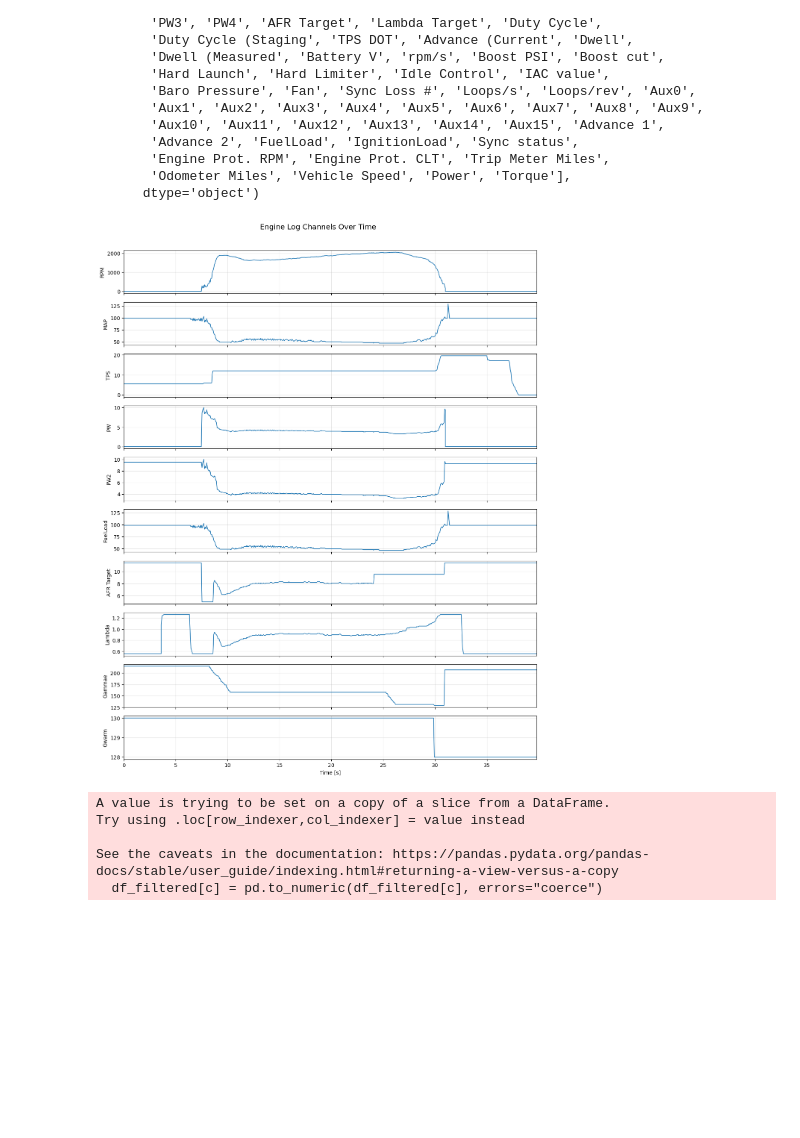
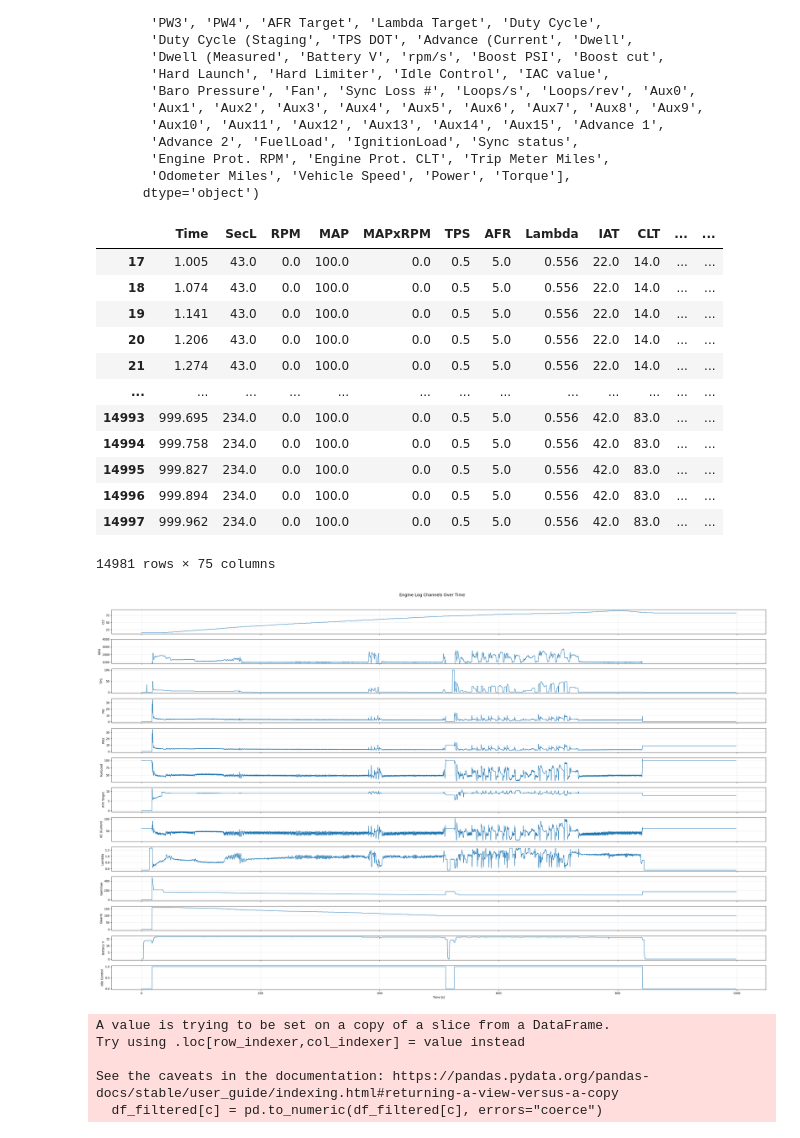
Before and after one commit to Schwarzam/tokyodrift, a Jupyter notebook: dev gustavo.ipynb, the cells around one changed output. Saved outputs shown, nothing was run; the diff lists cells and outputs as text; code cells hidden in the pictures; blank space fills up the shorter version.

```diff
--- a/dev gustavo.ipynb
+++ b/dev gustavo.ipynb
@@ -5,13 +5,15 @@
 from helpers.log_helper import open_log
 import pandas as pd
 # %%
-df = open_log("golquadrado/logs/pegou30s.msl")
+df = open_log("golquadrado/logs/teste_novo.msl")
 # %%
 #df_filtered = df[238:513]
 # %%
 #df_filtered.to_csv("golquadrado/data/pegou_morreu_filtered.csv", index=False)  # Save the filtered dataframe to a new file
 # %%
-df_filtered = df[df['Time'] >= 225]
+#df_filtered = df[(df['Time'] >= 270) & (df["Time"] <= 330)]
+
+df_filtered = df[(df['Time'] >= 1) & (df["Time"] <= 1000)]
 # %%
 df.columns
 # %% [output]
@@ -29,6 +31,22 @@ Index(['Time', 'SecL', 'RPM', 'MAP', 'MAPxRPM', 'TPS', 'AFR', 'Lambda', 'IAT',
        'Engine Prot. RPM', 'Engine Prot. CLT', 'Trip Meter Miles',
        'Odometer Miles', 'Vehicle Speed', 'Power', 'Torque'],
       dtype='object')
+# %%
+df_filtered
+# %% [output]
+|  | Time | SecL | RPM | MAP | MAPxRPM | TPS | AFR | Lambda | IAT | CLT | ... | ... |
+| 17 | 1.005 | 43.0 | 0.0 | 100.0 | 0.0 | 0.5 | 5.0 | 0.556 | 22.0 | 14.0 | ... | ... |
+| 18 | 1.074 | 43.0 | 0.0 | 100.0 | 0.0 | 0.5 | 5.0 | 0.556 | 22.0 | 14.0 | ... | ... |
+| 19 | 1.141 | 43.0 | 0.0 | 100.0 | 0.0 | 0.5 | 5.0 | 0.556 | 22.0 | 14.0 | ... | ... |
+| 20 | 1.206 | 43.0 | 0.0 | 100.0 | 0.0 | 0.5 | 5.0 | 0.556 | 22.0 | 14.0 | ... | ... |
+| 21 | 1.274 | 43.0 | 0.0 | 100.0 | 0.0 | 0.5 | 5.0 | 0.556 | 22.0 | 14.0 | ... | ... |
+| ... | ... | ... | ... | ... | ... | ... | ... | ... | ... | ... | ... | ... |
+| 14993 | 999.695 | 234.0 | 0.0 | 100.0 | 0.0 | 0.5 | 5.0 | 0.556 | 42.0 | 83.0 | ... | ... |
+| 14994 | 999.758 | 234.0 | 0.0 | 100.0 | 0.0 | 0.5 | 5.0 | 0.556 | 42.0 | 83.0 | ... | ... |
+| 14995 | 999.827 | 234.0 | 0.0 | 100.0 | 0.0 | 0.5 | 5.0 | 0.556 | 42.0 | 83.0 | ... | ... |
+| 14996 | 999.894 | 234.0 | 0.0 | 100.0 | 0.0 | 0.5 | 5.0 | 0.556 | 42.0 | 83.0 | ... | ... |
+| 14997 | 999.962 | 234.0 | 0.0 | 100.0 | 0.0 | 0.5 | 5.0 | 0.556 | 42.0 | 83.0 | ... | ... |
+14981 rows × 75 columns
 # %%
 import pandas as pd
 import matplotlib.pyplot as plt
@@ -49,42 +67,48 @@ t = t - t.iloc[0]
 
 # Define variables to plot (in order)
 channels = [
+    "CLT",
     "RPM",
-    "MAP",
     "TPS",
     "PW",
     "PW2",
     "FuelLoad",
     "AFR Target",
+    "VE (Current",
     "Lambda",
     "Gammae",
-    "Gwarm"
+    "Gwarm",
+    "Battery V",
+    "Idle Control"
 ]
 
 # Filter only available ones
 available = [c for c in channels if c in df.columns]
 missing = [c for c in channels if c not in df.columns]
 if missing:
     print("⚠️ Missing:", missing)
 
 # === Plot all in one figure ===
 n = len(available)
-fig, axes = plt.subplots(n, 1, figsize=(12, 1.5 * n), sharex=True)
+fig, axes = plt.subplots(n, 1, figsize=(32, 1.5 * n), sharex=True)
 if n == 1:
     axes = [axes]  # ensure iterable if only one
 
 for ax, col in zip(axes, available):
     ax.plot(t, df[col], linewidth=1.2)
     ax.set_ylabel(col)
+
+    if col in ["RPM"]:
+        ax.set_ylim(800, 4000)
     ax.grid(True, alpha=0.3)
-    ax.set_xlim(t.min(), t.max())
+    #ax.set_xlim(t.min(), t.max())
 
 axes[-1].set_xlabel("Time [s]")
 fig.suptitle("Engine Log Channels Over Time", fontsize=14, y=0.995)
 plt.tight_layout(rect=[0, 0, 1, 0.98])
 plt.show()
 # %% [output]
-[figure, old version]
+[figure, new version]
 # %%
 for c in df_filtered.columns:
     if c in df_filtered.columns:
```
Also changed, not shown: parts of 2 cells of this notebook, 5 other files.
